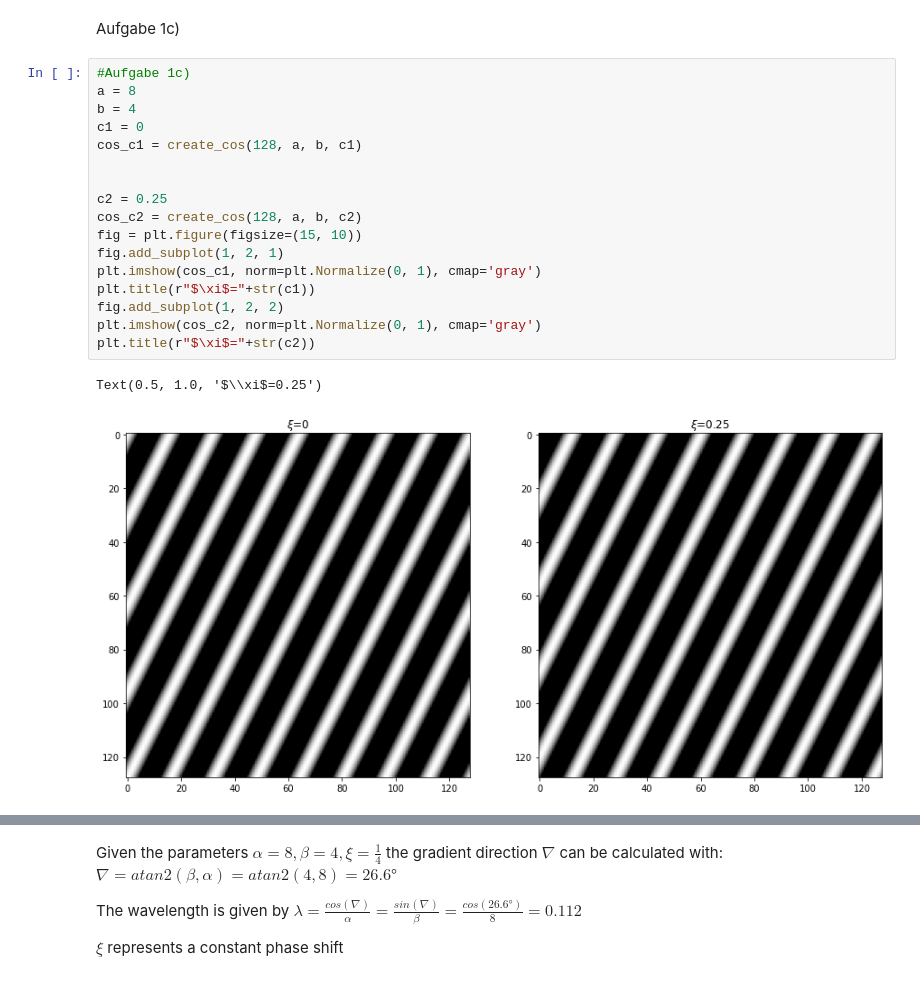
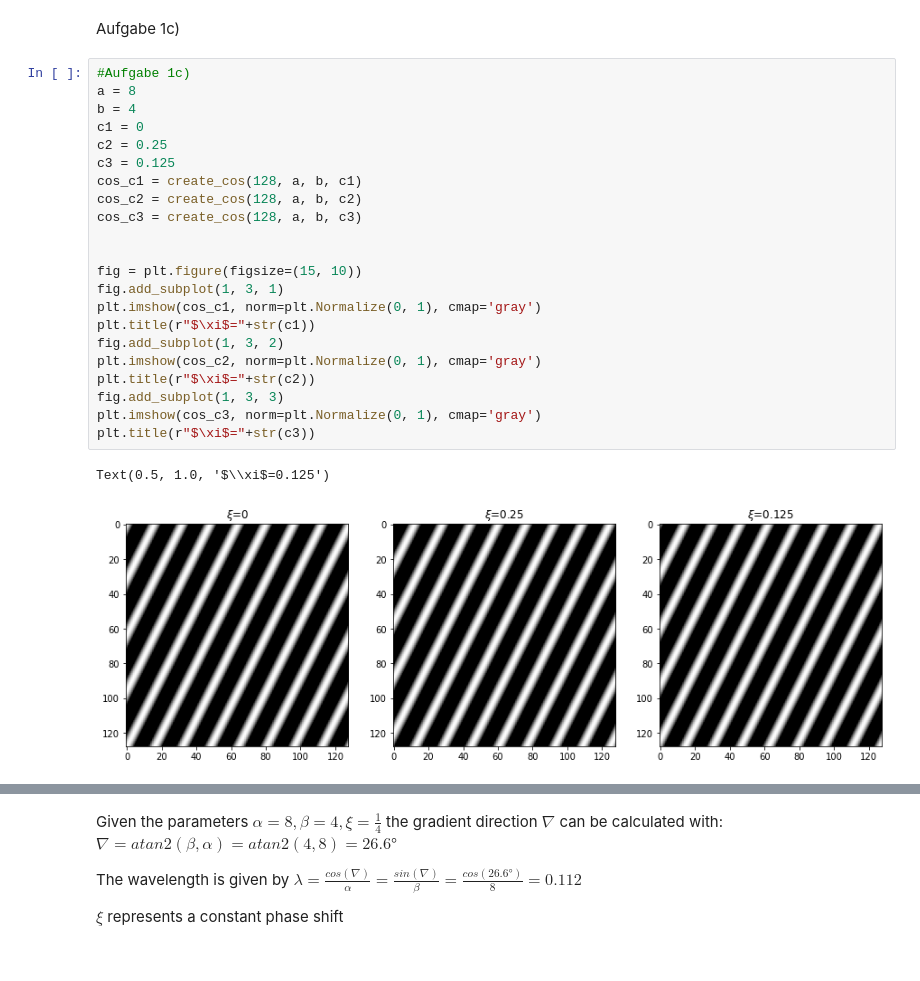
Before and after one commit to dichterbaer/SysBV, a Jupyter notebook: aufgabe3.ipynb, the cells around one changed output, grey strips where cells are left out. Drawn from its saved outputs; the diff is of its cells as text.

```diff
--- a/aufgabe3.ipynb
+++ b/aufgabe3.ipynb
@@ -34,23 +34,28 @@ Aufgabe 1c)
 # %%
 #Aufgabe 1c)
 a = 8
 b = 4
 c1 = 0
+c2 = 0.25
+c3 = 0.125
 cos_c1 = create_cos(128, a, b, c1)
+cos_c2 = create_cos(128, a, b, c2)
+cos_c3 = create_cos(128, a, b, c3)
 
 
-c2 = 0.25
-cos_c2 = create_cos(128, a, b, c2)
 fig = plt.figure(figsize=(15, 10))
-fig.add_subplot(1, 2, 1)
+fig.add_subplot(1, 3, 1)
 plt.imshow(cos_c1, norm=plt.Normalize(0, 1), cmap='gray')
 plt.title(r"$\xi$="+str(c1))
-fig.add_subplot(1, 2, 2)
+fig.add_subplot(1, 3, 2)
 plt.imshow(cos_c2, norm=plt.Normalize(0, 1), cmap='gray')
 plt.title(r"$\xi$="+str(c2))
+fig.add_subplot(1, 3, 3)
+plt.imshow(cos_c3, norm=plt.Normalize(0, 1), cmap='gray')
+plt.title(r"$\xi$="+str(c3))
 # %% [output]
-Text(0.5, 1.0, '$\\xi$=0.25')
+Text(0.5, 1.0, '$\\xi$=0.125')
-[figure, old version]
+[figure, new version]
 # %%
 fft_cos_c1 = np.fft.fftshift(np.fft.fft2(cos_c1))
 fft_cos_c_real1 = np.abs(np.real(fft_cos_c1))
```
Also changed, not shown: parts of 1 cell of this notebook.
